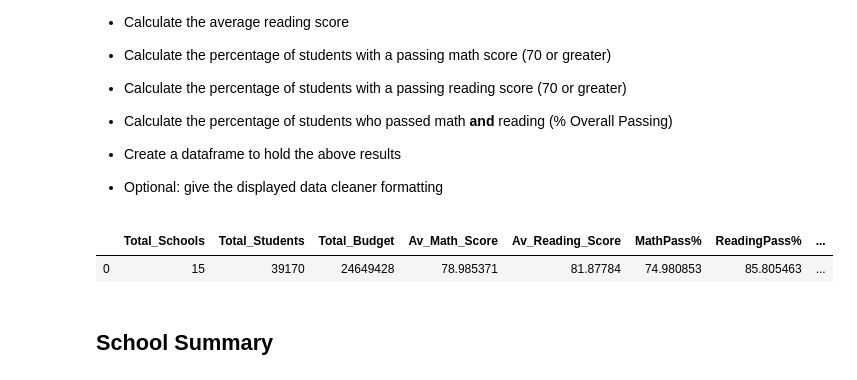
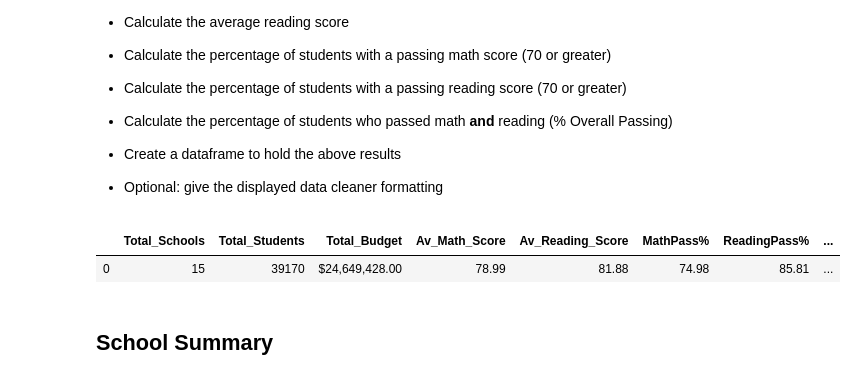
Before and after one commit to eobianyor/pandas-challenge, a Jupyter notebook: PyCitySchools/PyCitySchools_starter.ipynb, the cells around one changed output. Saved outputs shown, nothing was run; the diff lists cells and outputs as text; code cells hidden in the pictures.

```diff
--- a/PyCitySchools/PyCitySchools_starter.ipynb
+++ b/PyCitySchools/PyCitySchools_starter.ipynb
@@ -56,41 +56,41 @@ Total_Budget = school_data['budget'].sum()
 
 # Average Math Score
 Av_Math_Score = (student_data['math_score'].mean())
 # Av_Math_Score("${:,.2f}".format())
 
 # Average Reading Score
 Av_Reading_Score = student_data['reading_score'].mean()
 
 # Math pass percentage 70 plus
 Math70Plus_df = student_data[student_data.math_score>=70]
 MathPassPercentage = ((Math70Plus_df['student_name'].count())/(student_data['student_name'].count()) * 100)
 
 # Reading pass percentage 70 plus
 Reading70Plus_df = student_data[student_data.reading_score>=70]
 ReadingPassPercentage = ((Reading70Plus_df['student_name'].count())/(student_data['student_name'].count()) * 100)
 
 # Pass percentage for Math and Reading
 Both70Plus_df = student_data[(student_data.math_score>=70) & (student_data.reading_score>=70)]
 BothPassPercentage = ((Both70Plus_df['student_name'].count())/(student_data['student_name'].count()) * 100)
 
 # Create a district Summary data frame
 list_for_df = {"Total_Schools": [Total_Schools], "Total_Students": [Total_Students], "Total_Budget": [Total_Budget], "Av_Math_Score": [Av_Math_Score],
                "Av_Reading_Score": [Av_Reading_Score], "MathPass%": [MathPassPercentage], "ReadingPass%": [ReadingPassPercentage], "CombinedPass%": [BothPassPercentage]}
 
 District_Summary_df = pd.DataFrame(list_for_df)
 
-# Create a data frame with formating for report
+# Create a copy of data frame with formating for report
 District_Summary_df_report = District_Summary_df
-# District_Summary_df_report.loc[:,'Total_Budget'] = District_Summary_df_report['Total_Budget'].astype(float).map("${:,.2f}".format)
-# District_Summary_df_report.loc[:,'Av_Math_Score'] = District_Summary_df_report['Av_Math_Score'].astype(float).map("{:,.2f}".format)
-# District_Summary_df_report.loc[:,'Av_Reading_Score'] = District_Summary_df_report['Av_Reading_Score'].astype(float).map("{:,.2f}".format)
-# District_Summary_df_report.loc[:,'MathPass%'] = District_Summary_df_report['MathPass%'].astype(float).map("{:,.2f}".format)
-# District_Summary_df_report.loc[:,'ReadingPass%'] = District_Summary_df_report['ReadingPass%'].astype(float).map("{:,.2f}".format)
-# District_Summary_df_report.loc[:,'CombinedPass%'] = District_Summary_df_report['CombinedPass%'].astype(float).map("{:,.2f}".format)
+District_Summary_df_report.loc[:,'Total_Budget'] = District_Summary_df_report['Total_Budget'].astype(float).map("${:,.2f}".format)
+District_Summary_df_report.loc[:,'Av_Math_Score'] = District_Summary_df_report['Av_Math_Score'].astype(float).map("{:,.2f}".format)
+District_Summary_df_report.loc[:,'Av_Reading_Score'] = District_Summary_df_report['Av_Reading_Score'].astype(float).map("{:,.2f}".format)
+District_Summary_df_report.loc[:,'MathPass%'] = District_Summary_df_report['MathPass%'].astype(float).map("{:,.2f}".format)
+District_Summary_df_report.loc[:,'ReadingPass%'] = District_Summary_df_report['ReadingPass%'].astype(float).map("{:,.2f}".format)
+District_Summary_df_report.loc[:,'CombinedPass%'] = District_Summary_df_report['CombinedPass%'].astype(float).map("{:,.2f}".format)
 District_Summary_df_report.head()
 # %% [output]
 |  | Total_Schools | Total_Students | Total_Budget | Av_Math_Score | Av_Reading_Score | MathPass% | ReadingPass% | ... |
-| 0 | 15 | 39170 | 24649428 | 78.985371 | 81.87784 | 74.980853 | 85.805463 | ... |
+| 0 | 15 | 39170 | $24,649,428.00 | 78.99 | 81.88 | 74.98 | 85.81 | ... |
 # %%
 Total_no_schools = school_and_student_data_complete.count
 # %% [markdown]
```
Also changed, not shown: parts of 6 cells of this notebook.
